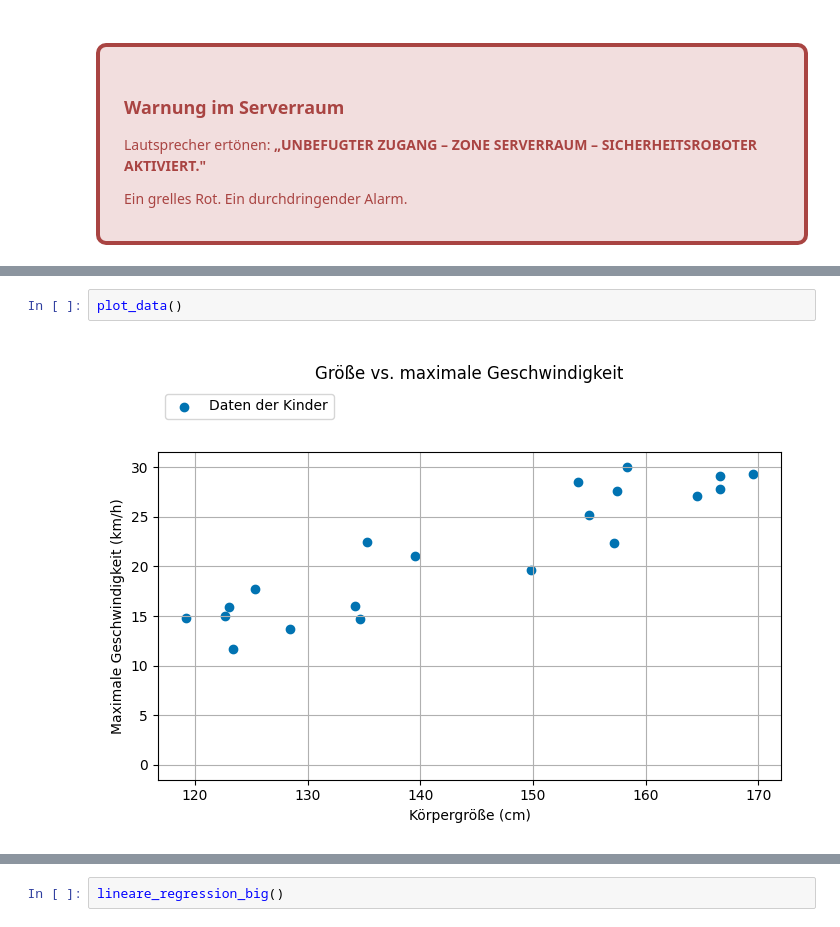
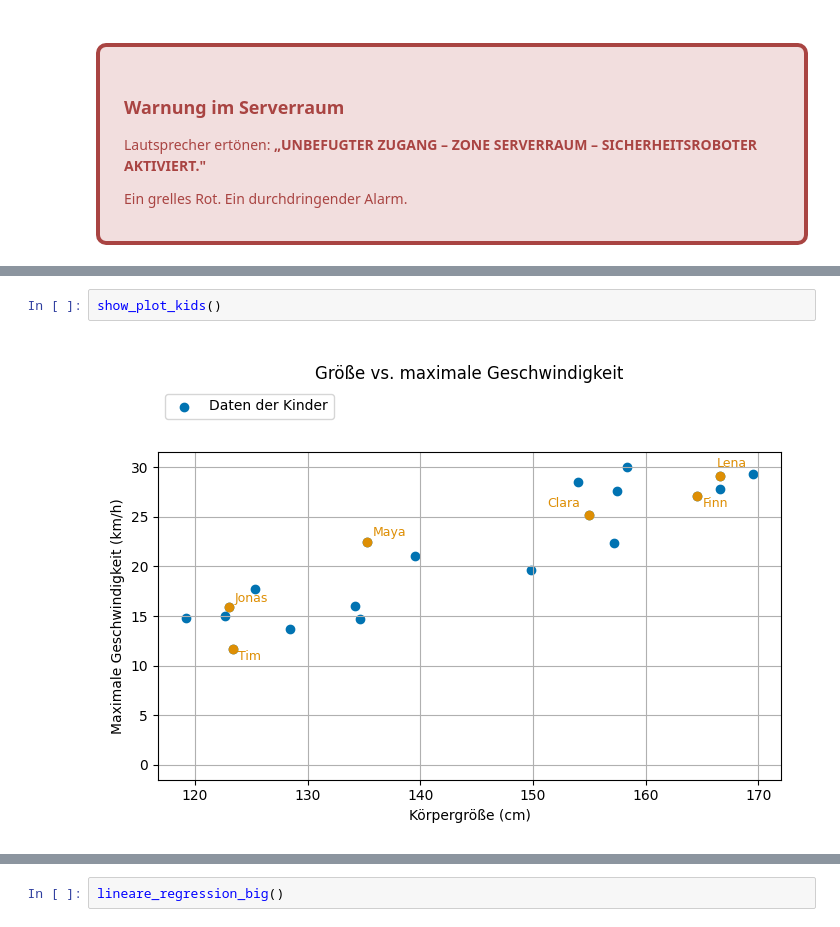
Before and after one commit to Beckerwork/design_story, a Jupyter notebook: story_game_2.ipynb, the cells around one changed output, grey strips where cells are left out. Saved outputs shown, nothing was run; the diff lists cells and outputs as text.

```diff
--- a/story_game_2.ipynb
+++ b/story_game_2.ipynb
@@ -69,8 +69,8 @@ Ein grelles Rot. Ein durchdringender Alarm.
 </div>
-# %%
-plot_data()
-# %% [output]
-[figure, removed]
+# %%
+show_plot_kids()
+# %% [output]
+[figure, added]
 # %% [markdown]
 <div class="alert alert-success" style="border-radius: 10px; position: relative; padding: 24px 24px 20px 24px; margin-top: 25px; border: 4px solid #3c763d;">
   <span style="position: absolute; top: -28px; left: 16px; background-color: #3c763d; color: white; border-radius: 50%; width: 56px; height: 56px; display: inline-flex; align-items: center; justify-content: center; font-size: 28px;">
```
Also changed, not shown: parts of 5 cells of this notebook, 8 other files.
